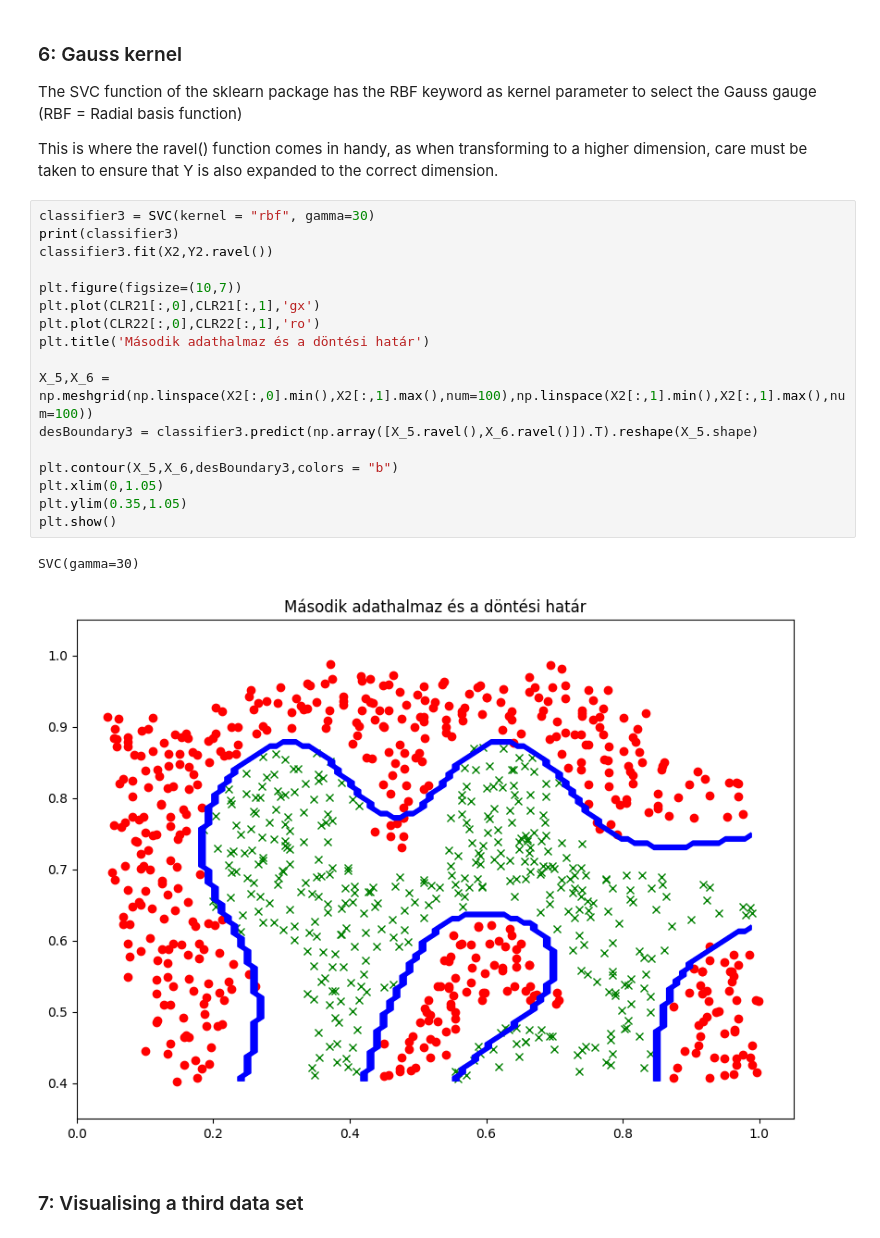
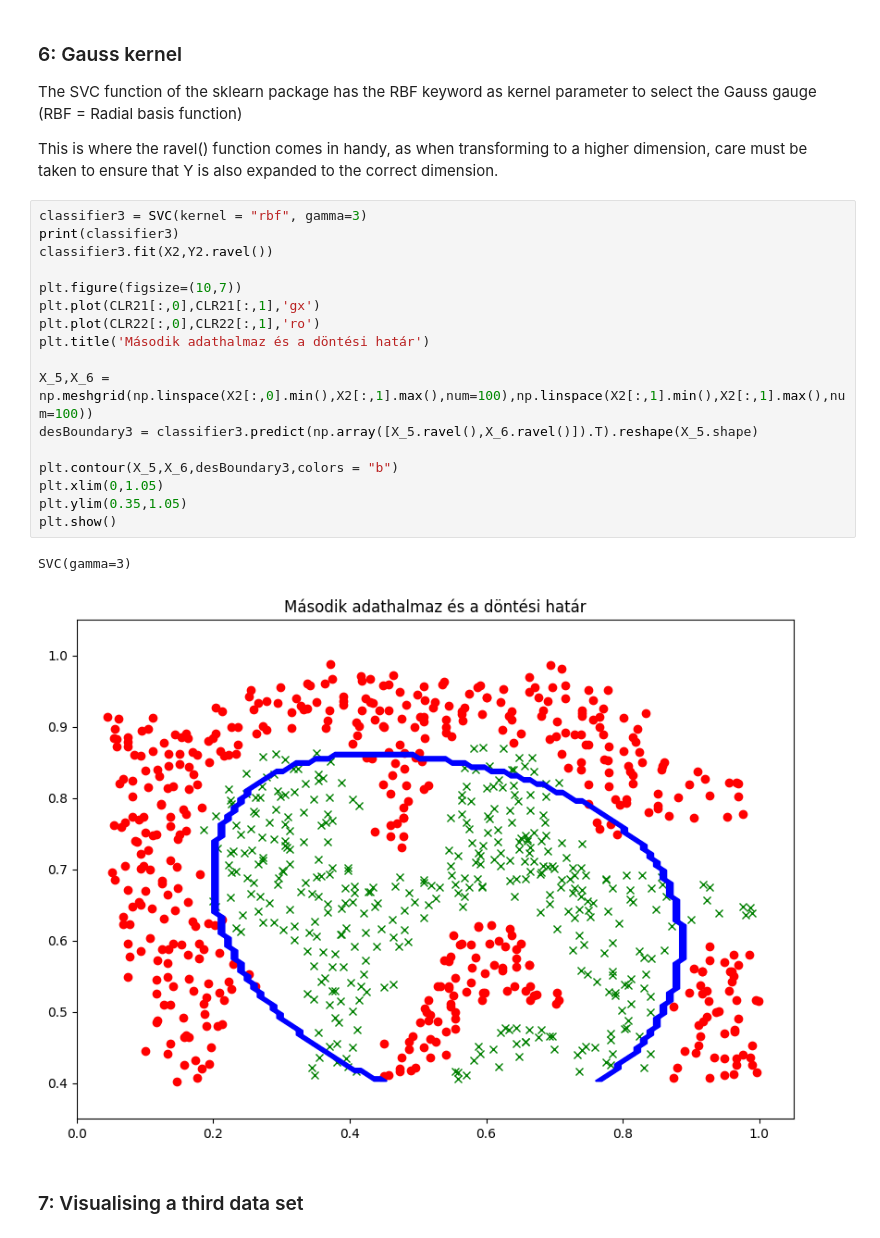
Before and after one commit to hubaycsenge/Methods_and_Tools, a Jupyter notebook: Practice_10/Solutions/L09 - SVM_solved.ipynb, the cells around one changed output. Cells and saved outputs as stored; diff of their text form.

```diff
--- a/Practice_10/Solutions/L09 - SVM_solved.ipynb
+++ b/Practice_10/Solutions/L09 - SVM_solved.ipynb
@@ -231,25 +231,25 @@ The SVC function of the sklearn package has the RBF keyword as kernel parameter
 
 This is where the ravel() function comes in handy, as when transforming to a higher dimension, care must be taken to ensure that Y is also expanded to the correct dimension.
 # %%
-classifier3 = SVC(kernel = "rbf", gamma=30)
+classifier3 = SVC(kernel = "rbf", gamma=3)
 print(classifier3)
 classifier3.fit(X2,Y2.ravel())
 
 plt.figure(figsize=(10,7))
 plt.plot(CLR21[:,0],CLR21[:,1],'gx')
 plt.plot(CLR22[:,0],CLR22[:,1],'ro')
 plt.title('Második adathalmaz és a döntési határ')
 
 X_5,X_6 = np.meshgrid(np.linspace(X2[:,0].min(),X2[:,1].max(),num=100),np.linspace(X2[:,1].min(),X2[:,1].max(),num=100))
 desBoundary3 = classifier3.predict(np.array([X_5.ravel(),X_6.ravel()]).T).reshape(X_5.shape)
 
 plt.contour(X_5,X_6,desBoundary3,colors = "b")
 plt.xlim(0,1.05)
 plt.ylim(0.35,1.05)
 plt.show()
 # %% [output]
-SVC(gamma=30)
+SVC(gamma=3)
-[figure, old version]
+[figure, new version]
 # %% [markdown]
 ### 7: Visualising a third data set
 # %%
```
Also changed, not shown: parts of 2 cells of this notebook, 7 other files.
